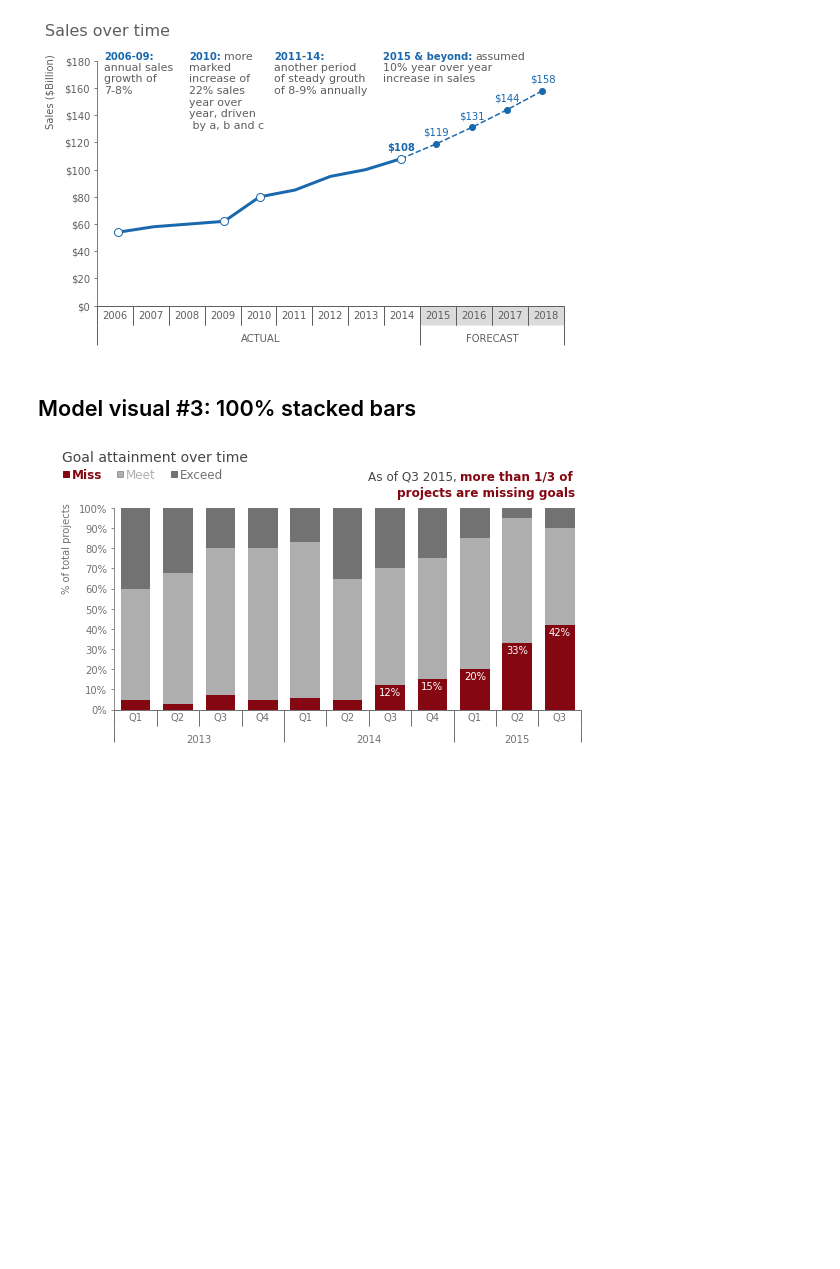
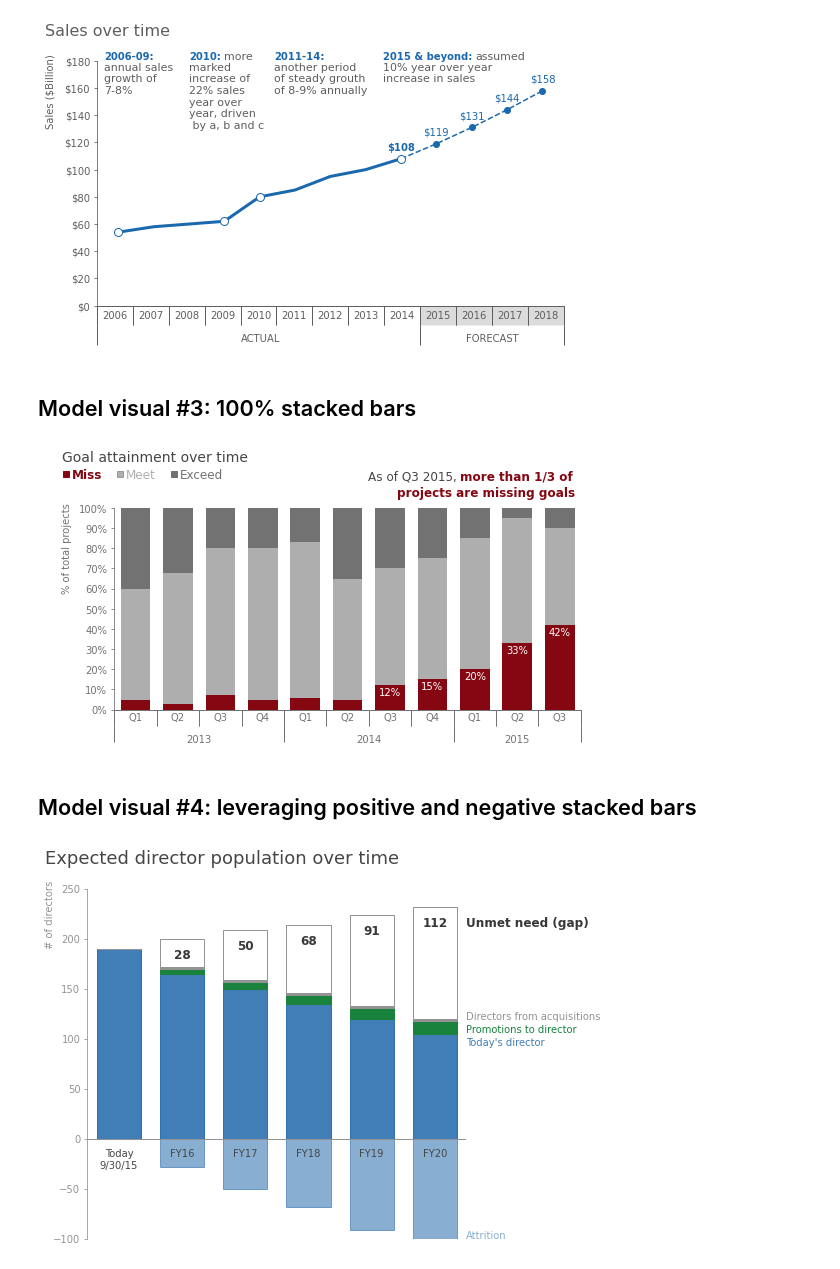
Before and after one commit to amandinhame/data-visualization-cookbook, a Jupyter notebook: matplotlib/storytelling_with_data.ipynb, the cells around one changed output. Drawn from its saved outputs; the diff is of its cells as text; code cells hidden in the pictures; blank space fills up the shorter version.

Commit message:
Add model visual 4 stacked bars

```diff
--- a/matplotlib/storytelling_with_data.ipynb
+++ b/matplotlib/storytelling_with_data.ipynb
@@ -1714,3 +1714,83 @@ for i, text in enumerate(legend.get_texts()):
 plt.show()
 # %% [output]
 [figure]
+# %% [markdown]
+## Model visual #4: leveraging positive and negative stacked bars
+# %%
+import matplotlib.pyplot as plt
+import pandas as pd
+import numpy as np
+
+%matplotlib inline
+
+# Data
+data = pd.DataFrame([['Today\n9/30/15', 0, 0, 0, 190],
+                    ['FY16', 28, 2, 5, 165],
+                    ['FY17', 50, 2, 7, 150],
+                    ['FY18', 68, 2, 9, 135],
+                    ['FY19', 91, 2, 11, 120],
+                    ['FY20', 112, 2, 13, 105]],
+                   columns=['year', 'gap', 'acquisitions', 'promotions', 'today'])
+
+# Colors
+palette = {
+    'white': 'w',
+    'light_blue': plt.cm.Blues(210, 0.50),
+    'blue': plt.cm.Blues(210, 0.8),
+    'light_grey': plt.cm.Greys(130, 1),
+    'grey': plt.cm.Greys(200, 1),
+    'dark_grey': plt.cm.Greys(210, 1),
+    'green': plt.cm.Greens(200, 1)
+}
+
+# Plot
+fig, ax = plt.subplots(figsize=(6.5, 6))
+fig.subplots_adjust(bottom=0.05, top=0.86, left=0.14, right=0.95)
+
+ax.bar(data['year'], data['today'], color=palette['blue'], edgecolor=palette['blue'], width=0.7)
+ax.bar(data['year'], data['promotions'], color=palette['green'],
+       edgecolor=palette['green'], bottom=data['today'], width=0.7)
+ax.bar(data['year'], data['acquisitions'], color=palette['light_grey'],
+       edgecolor=palette['light_grey'], bottom=data['today']+data['promotions'], width=0.7)
+ax.bar(data['year'], data['gap'], color=palette['white'], edgecolor=palette['light_grey'],
+       bottom=data['today']+data['promotions']+data['acquisitions'], width=0.7)
+ax.bar(data['year'], -data['gap'], color=palette['light_blue'], edgecolor=palette['light_blue'],
+       width=0.7)
+
+for i in range(1, data.shape[0]):
+    y = data.iloc[i, 0]
+    g = data.iloc[i, 1]
+    ax.text(y, sum(data.iloc[i, 1:])-10, g, va='top', ha='center', color=palette['dark_grey'],
+            size=12, weight='bold')
+
+# Axes
+ax.hlines(0, -1, 6, color=palette['light_grey'], lw=1)
+
+for t in data['year']:
+    ax.text(t, -10, t, va='top', ha='center', color=palette['grey'])
+
+ax.spines['top'].set_visible(False)
+ax.spines['bottom'].set_visible(False)
+ax.spines['right'].set_visible(False)
+ax.spines['left'].set_color(palette['light_grey'])
+
+ax.set_xticks([])
+ax.tick_params(bottom=None, labelcolor=palette['light_grey'], color=palette['light_grey'])
+
+ax.set_xlim(-0.5, 5.5)
+ax.set_ylim(-100, 250)
+
+fig.text(0.05, 0.88, '# of directors', color=palette['light_grey'], va='top', rotation=90)
+
+# Texts
+fig.text(0.05, 0.95, 'Expected director population over time', color=palette['grey'], va='top', size=18)
+
+ax.text(5.5, 222, 'Unmet need (gap)', color=palette['dark_grey'], va='top', size=12, weight='bold')
+ax.text(5.5, 122, 'Directors from acquisitions', color=palette['light_grey'], va='center', size=10)
+ax.text(5.5, 109, 'Promotions to director', color=palette['green'], va='center', size=10)
+ax.text(5.5, 96, 'Today\'s director', color=palette['blue'], va='center', size=10)
+ax.text(5.5, -102, 'Attrition', color=palette['light_blue'], va='bottom', size=10)
+
+plt.show()
+# %% [output]
+[figure, added]
```
Also changed, not shown: parts of 1 cell of this notebook.
